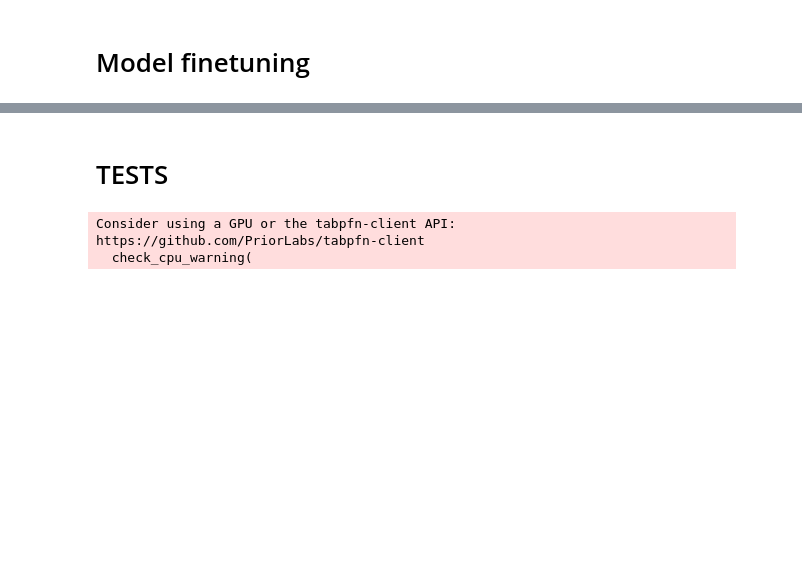
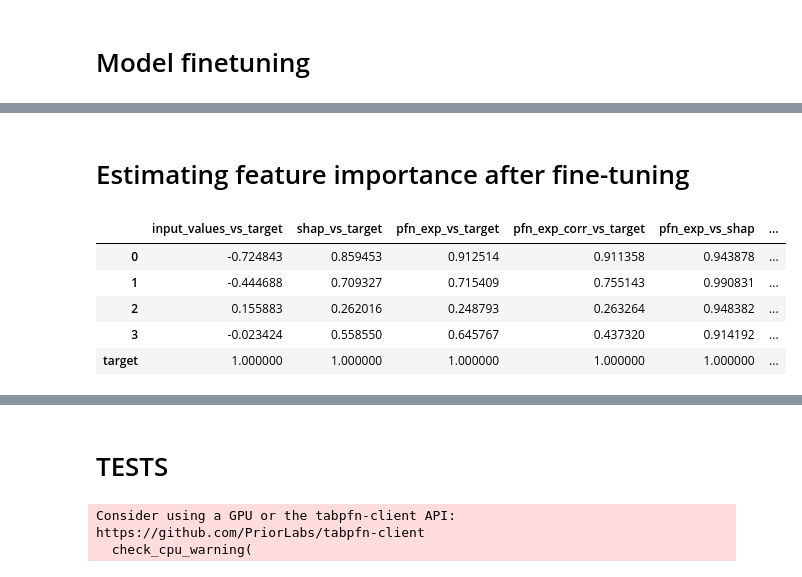
Before and after one commit to joaopfonseca/ExplainerPFN, a Jupyter notebook: notebooks/3-explainerpfn_tests.ipynb, the cells around one changed output, grey strips where cells are left out. Drawn from its saved outputs; the diff is of its cells as text; code cells hidden in the pictures; blank space fills up the shorter version.

```diff
--- a/notebooks/3-explainerpfn_tests.ipynb
+++ b/notebooks/3-explainerpfn_tests.ipynb
@@ -162,0 +305,2 @@ Model loaded successfully. ../explainerpfn_model.ckp
+# %% [markdown]
+# Estimating feature importance after fine-tuning
@@ -162,0 +319,45 @@ Model loaded successfully. ../explainerpfn_model.ckp
+# %%
+correlations = {}
+
+# Correlation between input values and the predicted target
+correlations["input_values_vs_target"] = df.corr()["target"]
+
+# Correlation between shapley values and the predicted target
+correlations["shap_vs_target"] = df_shap.corr()["target"]
+
+# Correlation between PFN explanations and the predicted target
+df_explanations = pd.DataFrame(explanations.astype(float), columns=df_train.columns.drop("target"))
+df_explanations["target"] = y_test
+correlations["pfn_exp_vs_target"] = df_explanations.corr()["target"]
+
+# Correlation between the corrected PFN explanations and the predicted target
+df_explanations_corrected = pd.DataFrame(explanations_corrected.astype(float), columns=df_train.columns.drop("target"))
+df_explanations_corrected["target"] = y_test
+correlations["pfn_exp_corr_vs_target"] = df_explanations_corrected.corr()["target"]
+
+# Correlation between PFN explanations and SHAP values
+correlations["pfn_exp_vs_shap"] = pd.Series(
+    [
+        np.corrcoef(df_explanations.loc[:, i], df_shap.loc[:, i])[0, 1]
+        for i in df_explanations.columns
+    ],
+    index=df_explanations.columns
+)
+
+# Correlation between corrected PFN explanations and SHAP values
+correlations["pfn_exp_corr_vs_shap"] = pd.Series(
+    [
+        np.corrcoef(df_explanations_corrected.loc[:, i], df_shap.loc[:, i])[0, 1]
+        for i in df_explanations_corrected.columns
+    ],
+    index=df_explanations_corrected.columns
+)
+
+pd.DataFrame(correlations)
+# %% [output]
+|  | input_values_vs_target | shap_vs_target | pfn_exp_vs_target | pfn_exp_corr_vs_target | pfn_exp_vs_shap | ... |
+| 0 | -0.724843 | 0.859453 | 0.912514 | 0.911358 | 0.943878 | ... |
+| 1 | -0.444688 | 0.709327 | 0.715409 | 0.755143 | 0.990831 | ... |
+| 2 | 0.155883 | 0.262016 | 0.248793 | 0.263264 | 0.948382 | ... |
+| 3 | -0.023424 | 0.558550 | 0.645767 | 0.437320 | 0.914192 | ... |
+| target | 1.000000 | 1.000000 | 1.000000 | 1.000000 | 1.000000 | ... |
```
Also changed, not shown: parts of 15 cells of this notebook.
